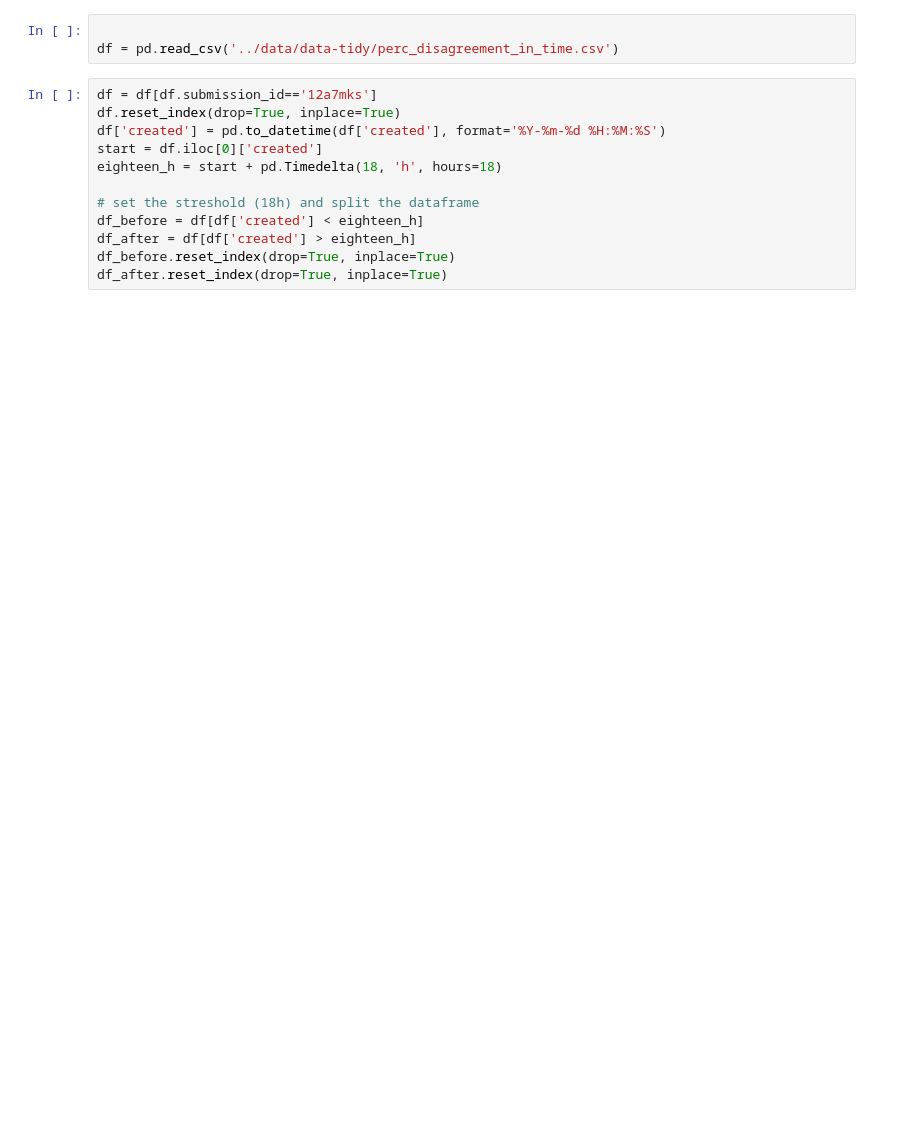
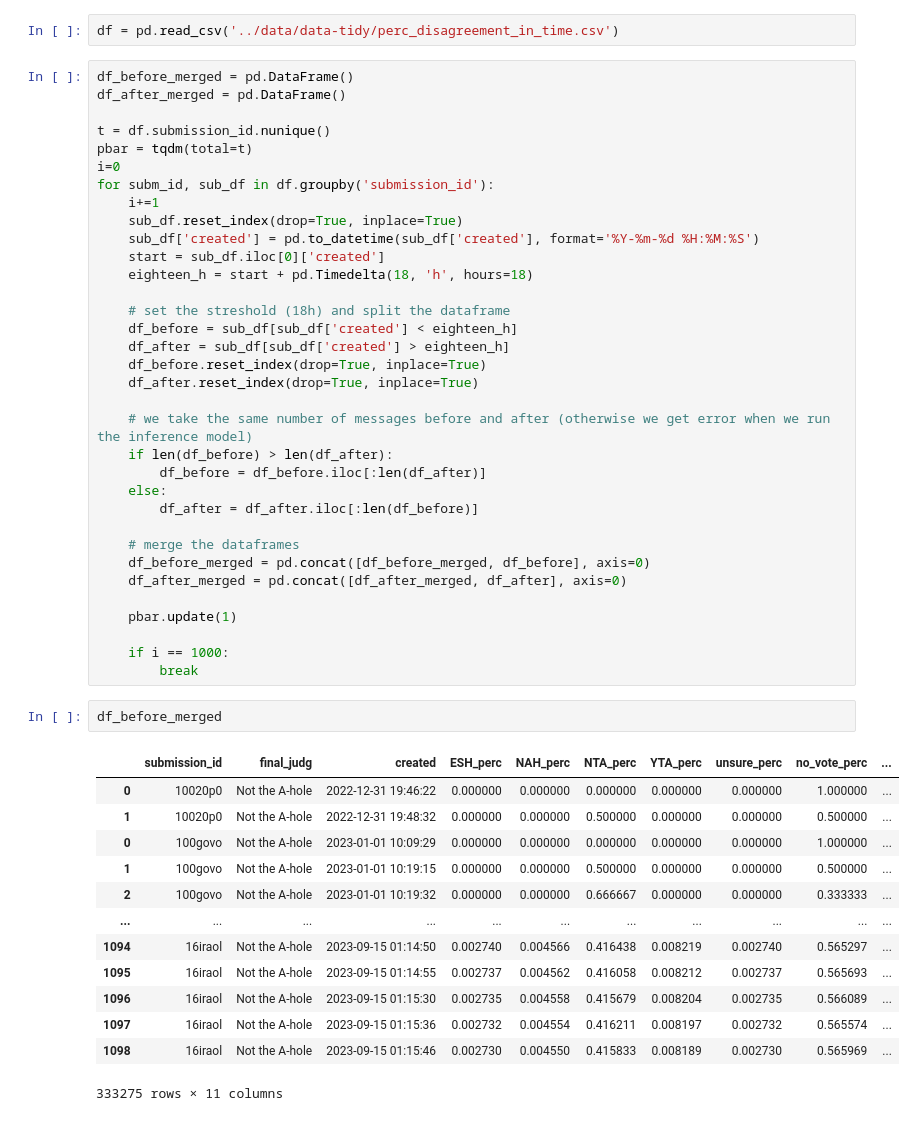
Before and after one commit to dilettagoglia/reddit-majority-opinion, a Jupyter notebook: src/regression.ipynb, the cells around one changed output. Saved outputs shown, nothing was run; the diff lists cells and outputs as text; blank space fills up the shorter version.

```diff
--- a/src/regression.ipynb
+++ b/src/regression.ipynb
@@ -7,15 +22,52 @@ WARNING (pytensor.tensor.blas): Using NumPy C-API based implementation for BLAS
 # %%
-
 df = pd.read_csv('../data/data-tidy/perc_disagreement_in_time.csv')
 # %%
-df = df[df.submission_id=='12a7mks']
-df.reset_index(drop=True, inplace=True)
-df['created'] = pd.to_datetime(df['created'], format='%Y-%m-%d %H:%M:%S')
-start = df.iloc[0]['created']
-eighteen_h = start + pd.Timedelta(18, 'h', hours=18)
+df_before_merged = pd.DataFrame()
+df_after_merged = pd.DataFrame()
 
-# set the streshold (18h) and split the dataframe
-df_before = df[df['created'] < eighteen_h]
-df_after = df[df['created'] > eighteen_h]
-df_before.reset_index(drop=True, inplace=True)
-df_after.reset_index(drop=True, inplace=True)
+t = df.submission_id.nunique()
+pbar = tqdm(total=t)
+i=0
+for subm_id, sub_df in df.groupby('submission_id'):
+    i+=1
+    sub_df.reset_index(drop=True, inplace=True)
+    sub_df['created'] = pd.to_datetime(sub_df['created'], format='%Y-%m-%d %H:%M:%S')
+    start = sub_df.iloc[0]['created']
+    eighteen_h = start + pd.Timedelta(18, 'h', hours=18)
+
+    # set the streshold (18h) and split the dataframe
+    df_before = sub_df[sub_df['created'] < eighteen_h]
+    df_after = sub_df[sub_df['created'] > eighteen_h]
+    df_before.reset_index(drop=True, inplace=True)
+    df_after.reset_index(drop=True, inplace=True)
+
+    # we take the same number of messages before and after (otherwise we get error when we run the inference model)
+    if len(df_before) > len(df_after):
+        df_before = df_before.iloc[:len(df_after)]
+    else:
+        df_after = df_after.iloc[:len(df_before)]
+
+    # merge the dataframes
+    df_before_merged = pd.concat([df_before_merged, df_before], axis=0)
+    df_after_merged = pd.concat([df_after_merged, df_after], axis=0)
+
+    pbar.update(1)
+
+    if i == 1000:
+        break
+# %%
+df_before_merged
+# %% [output]
+|  | submission_id | final_judg | created | ESH_perc | NAH_perc | NTA_perc | YTA_perc | unsure_perc | no_vote_perc | ... |
+| 0 | 10020p0 | Not the A-hole | 2022-12-31 19:46:22 | 0.000000 | 0.000000 | 0.000000 | 0.000000 | 0.000000 | 1.000000 | ... |
+| 1 | 10020p0 | Not the A-hole | 2022-12-31 19:48:32 | 0.000000 | 0.000000 | 0.500000 | 0.000000 | 0.000000 | 0.500000 | ... |
+| 0 | 100govo | Not the A-hole | 2023-01-01 10:09:29 | 0.000000 | 0.000000 | 0.000000 | 0.000000 | 0.000000 | 1.000000 | ... |
+| 1 | 100govo | Not the A-hole | 2023-01-01 10:19:15 | 0.000000 | 0.000000 | 0.500000 | 0.000000 | 0.000000 | 0.500000 | ... |
+| 2 | 100govo | Not the A-hole | 2023-01-01 10:19:32 | 0.000000 | 0.000000 | 0.666667 | 0.000000 | 0.000000 | 0.333333 | ... |
+| ... | ... | ... | ... | ... | ... | ... | ... | ... | ... | ... |
+| 1094 | 16iraol | Not the A-hole | 2023-09-15 01:14:50 | 0.002740 | 0.004566 | 0.416438 | 0.008219 | 0.002740 | 0.565297 | ... |
+| 1095 | 16iraol | Not the A-hole | 2023-09-15 01:14:55 | 0.002737 | 0.004562 | 0.416058 | 0.008212 | 0.002737 | 0.565693 | ... |
+| 1096 | 16iraol | Not the A-hole | 2023-09-15 01:15:30 | 0.002735 | 0.004558 | 0.415679 | 0.008204 | 0.002735 | 0.566089 | ... |
+| 1097 | 16iraol | Not the A-hole | 2023-09-15 01:15:36 | 0.002732 | 0.004554 | 0.416211 | 0.008197 | 0.002732 | 0.565574 | ... |
+| 1098 | 16iraol | Not the A-hole | 2023-09-15 01:15:46 | 0.002730 | 0.004550 | 0.415833 | 0.008189 | 0.002730 | 0.565969 | ... |
+333275 rows × 11 columns
```
Also changed, not shown: parts of 21 cells of this notebook, 4 other files.
